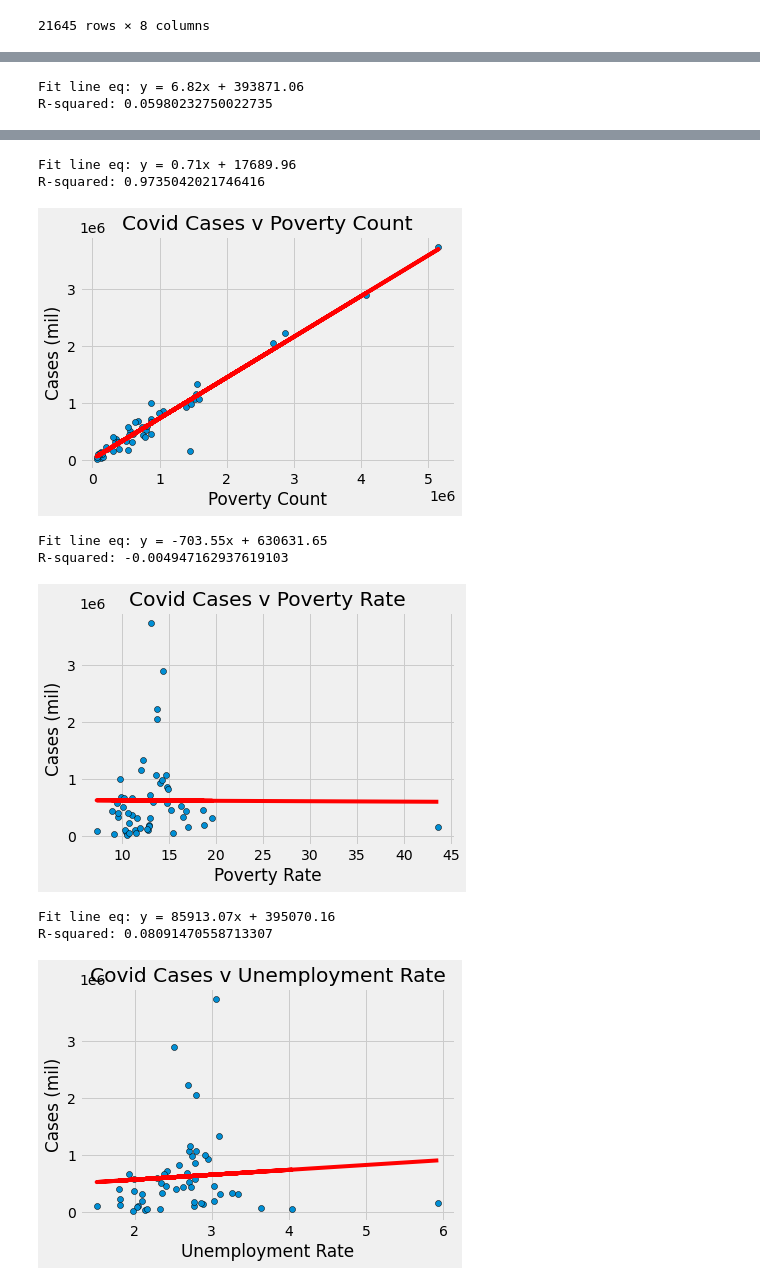
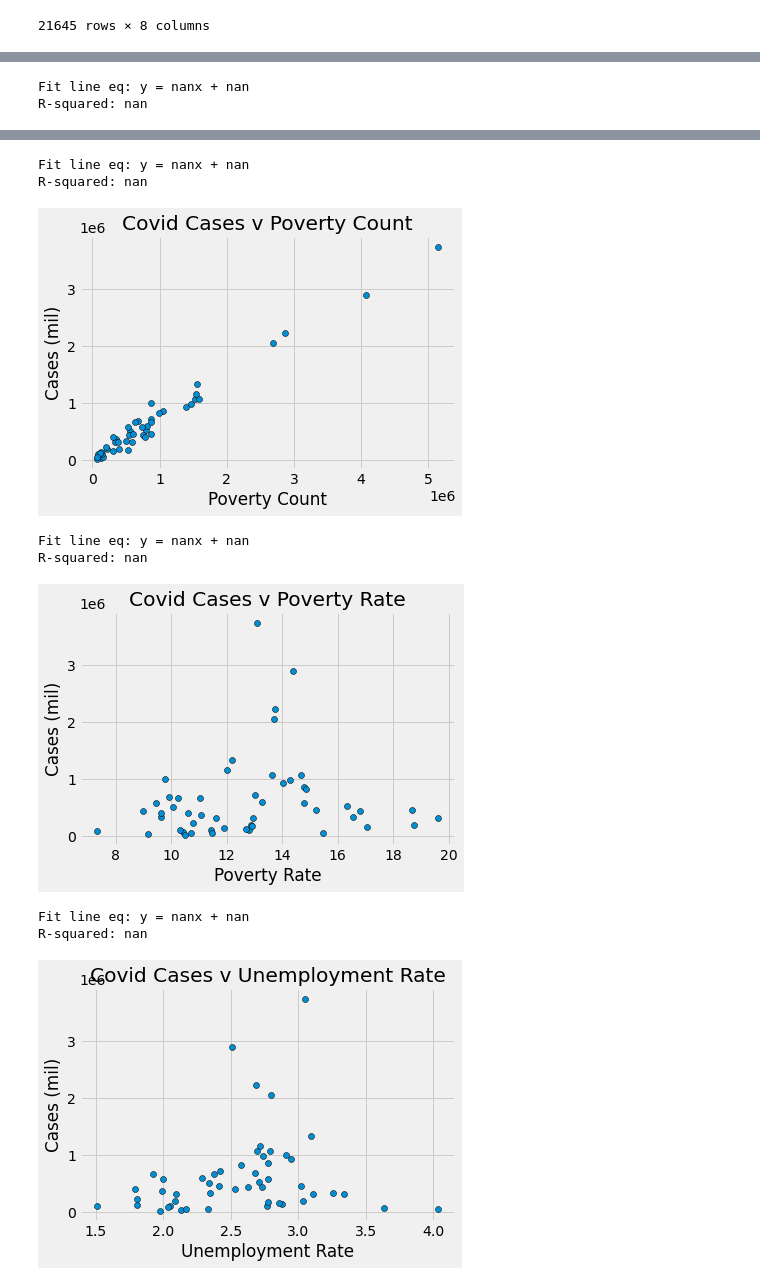
Before and after one commit to seanlipinski/Project1, a Jupyter notebook: Project_1_Covid.ipynb, the cells around one changed output, grey strips where cells are left out. Drawn from its saved outputs; the diff is of its cells as text; code cells hidden in the pictures.

```diff
--- a/Project_1_Covid.ipynb
+++ b/Project_1_Covid.ipynb
@@ -249,8 +241,8 @@ census_pd = census_pd.rename(columns={"Name": "State"})
 # %%
 merged_data = pd.merge(census_pd, state_group, left_on = 'State', right_on = 'State', how = 'left')
 
-merged_data["Case Rate"] = 100 * merged_data["Cases"]/merged_data["Population"]
-merged_data["Death Rate"] = 100 * merged_data["Deaths"]/merged_data["Population"]
+merged_data["Case Rate"] = 100 * merged_data["Total Cases"]/merged_data["Population"]
+merged_data["Death Rate"] = 100 * merged_data["Total Deaths"]/merged_data["Population"]
 
 
 merged_data.head()
@@ -269,7 +261,7 @@ x_values = ["Population", "Median Age", "Household Income", "Per Capita Income",
 
 for x_axis in x_values:
     x = merged_data[x_axis]
-    y = merged_data["Cases"]
+    y = merged_data["Total Cases"]
     (slope, intercept, rvalue, pvalue, stderr) = linregress(x, y)
     regress_values = x * slope + intercept
     line_eq2 = "y = " + str(round(slope,2)) + "x + " + str(round(intercept,2))
@@ -297,2 +289,2 @@ R-squared: 0.07974096257064957
-Fit line eq: y = 6.82x + 393871.06
-R-squared: 0.05980232750022735
+Fit line eq: y = nanx + nan
+R-squared: nan
@@ -300,12 +292,12 @@ R-squared: 0.05980232750022735
-Fit line eq: y = 0.71x + 17689.96
-R-squared: 0.9735042021746416
+Fit line eq: y = nanx + nan
+R-squared: nan
-[figure, old version]
+[figure, new version]
-Fit line eq: y = -703.55x + 630631.65
-R-squared: -0.004947162937619103
+Fit line eq: y = nanx + nan
+R-squared: nan
-[figure, old version]
+[figure, new version]
-Fit line eq: y = 85913.07x + 395070.16
-R-squared: 0.08091470558713307
+Fit line eq: y = nanx + nan
+R-squared: nan
-[figure, old version]
+[figure, new version]
 # %%
 # Deaths
 plt.style.use("fivethirtyeight")
```
Also changed, not shown: parts of 8 cells of this notebook, 7 other files.
